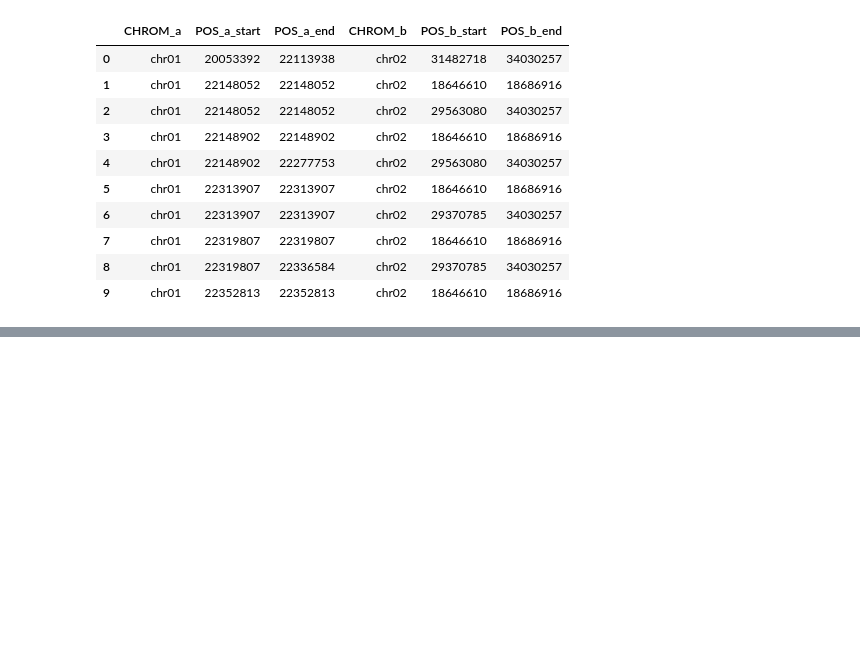
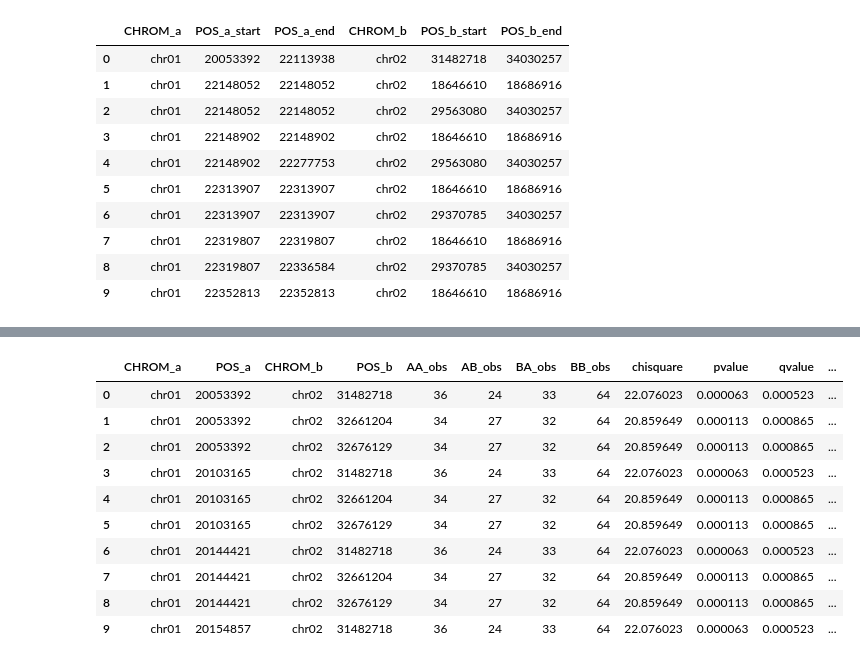
Before and after one commit to danshea/IwateBiotechnologyResearchCenter, a Jupyter notebook: Interchromosomal_linkage_disequilibrium_testing.ipynb, the cells around one changed output, grey strips where cells are left out. Drawn from its saved outputs; the diff is of its cells as text; code cells hidden in the pictures; blank space fills up the shorter version.

```diff
--- a/Interchromosomal_linkage_disequilibrium_testing.ipynb
+++ b/Interchromosomal_linkage_disequilibrium_testing.ipynb
@@ -304,0 +304,14 @@ centroids['N01']
+# %%
+significant_results['N01'][0:10]
+# %% [output]
+|  | CHROM_a | POS_a | CHROM_b | POS_b | AA_obs | AB_obs | BA_obs | BB_obs | chisquare | pvalue | qvalue | ... |
+| 0 | chr01 | 20053392 | chr02 | 31482718 | 36 | 24 | 33 | 64 | 22.076023 | 0.000063 | 0.000523 | ... |
+| 1 | chr01 | 20053392 | chr02 | 32661204 | 34 | 27 | 32 | 64 | 20.859649 | 0.000113 | 0.000865 | ... |
+| 2 | chr01 | 20053392 | chr02 | 32676129 | 34 | 27 | 32 | 64 | 20.859649 | 0.000113 | 0.000865 | ... |
+| 3 | chr01 | 20103165 | chr02 | 31482718 | 36 | 24 | 33 | 64 | 22.076023 | 0.000063 | 0.000523 | ... |
+| 4 | chr01 | 20103165 | chr02 | 32661204 | 34 | 27 | 32 | 64 | 20.859649 | 0.000113 | 0.000865 | ... |
+| 5 | chr01 | 20103165 | chr02 | 32676129 | 34 | 27 | 32 | 64 | 20.859649 | 0.000113 | 0.000865 | ... |
+| 6 | chr01 | 20144421 | chr02 | 31482718 | 36 | 24 | 33 | 64 | 22.076023 | 0.000063 | 0.000523 | ... |
+| 7 | chr01 | 20144421 | chr02 | 32661204 | 34 | 27 | 32 | 64 | 20.859649 | 0.000113 | 0.000865 | ... |
+| 8 | chr01 | 20144421 | chr02 | 32676129 | 34 | 27 | 32 | 64 | 20.859649 | 0.000113 | 0.000865 | ... |
+| 9 | chr01 | 20154857 | chr02 | 31482718 | 36 | 24 | 33 | 64 | 22.076023 | 0.000063 | 0.000523 | ... |
```
Also changed, not shown: parts of 10 cells of this notebook, 6 other files.
